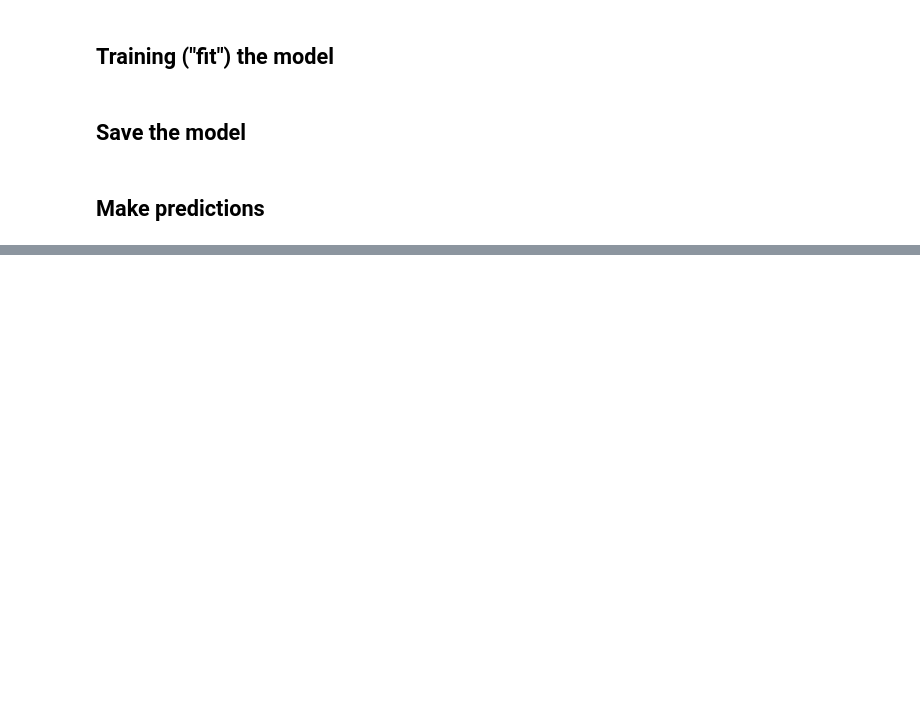
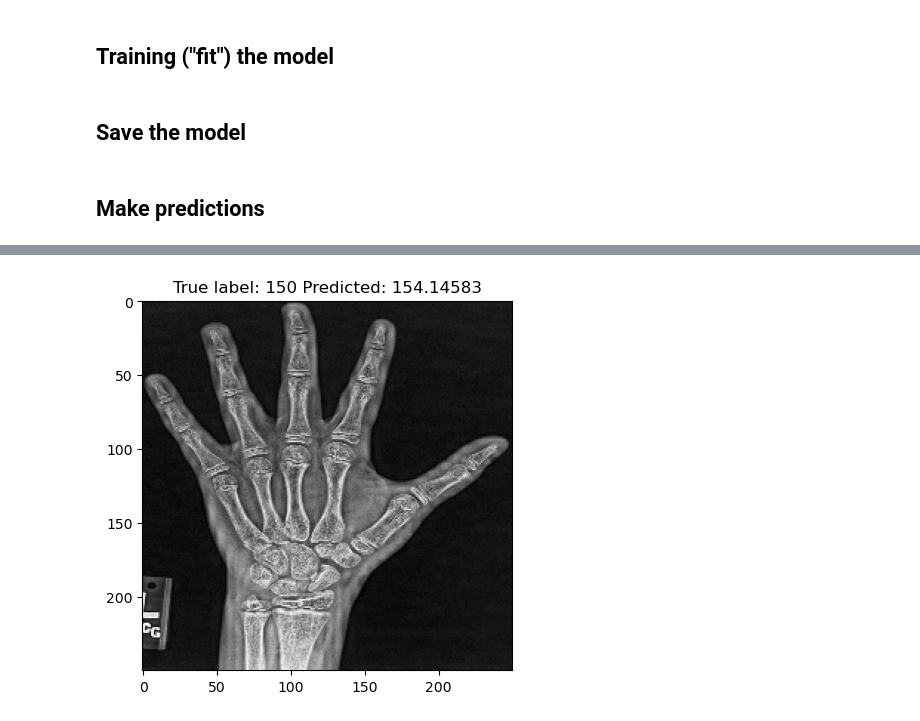
Before and after one commit to andresespinalh/Bone-Age-Assessment-HDA, a Jupyter notebook: VGG.ipynb, the cells around one changed output, grey strips where cells are left out. Drawn from its saved outputs; the diff is of its cells as text; code cells hidden in the pictures; blank space fills up the shorter version.

Commit message:
changes in models

```diff
--- a/VGG.ipynb
+++ b/VGG.ipynb
@@ -48,7 +52,7 @@ def get_paths_n_labels(csv_path, images_folder_path, id_col, label_col):
     return paths, labels
 # %%
 # Dataset used
-ds = 'clahecropfill_r250'
+ds = 'clahecropfix_r250'
 
 # Input pipeline
 # Training set
@@ -62,8 +66,8 @@ train_dataset = train_dataset.shuffle(len(train_dataset)).batch(32)
 
 #Validation set
 validation_paths, validation_labels = get_paths_n_labels(
-                                                csv_path='./data/pre_processed/validation/validation_1/validation_1.csv',
-                                                images_folder_path='./data/pre_processed/validation/validation_1/{}'.format(ds),
+                                                csv_path='./data/pre_processed/validation/validation/validation.csv',
+                                                images_folder_path='./data/pre_processed/validation/validation/{}'.format(ds),
                                                 id_col='Image ID',
                                                 label_col='Bone Age (months)')
 validation_dataset = tf.data.Dataset.from_tensor_slices((validation_paths, validation_labels))
@@ -130,5 +134,5 @@ model.save('./models/{}.h5'.format(experiment_name))
 ## Make predictions
 # %%
 # Load the model
-model = tf.keras.models.load_model('./models/cnn_1_clahecrop2_r250_1675982311.h5')
+model = tf.keras.models.load_model('./models/vgg_clahecropfix_r250_1676027847.h5')
 model.evaluate(validation_dataset)
@@ -137,10 +146,12 @@ p_test = model.predict(validation_dataset).reshape(-1)
 # %%
 # Show some misclassified examples
 y_test = np.array([y.numpy() for x, y in validation_dataset.unbatch()])
 x_test = np.array([x.numpy() for x, y in validation_dataset.unbatch()])
 difference = np.abs(np.subtract(y_test, p_test))
-misclassified_idx = np.where(difference<4)
+misclassified_idx = np.where(difference>4)
 #print(misclassified_idx)
 i = np.random.choice(misclassified_idx[0])
 plt.imshow(x_test[i], cmap='gray')
 plt.title("True label: %s Predicted: %s" % (y_test[i], p_test[i]));
+# %% [output]
+[figure, added]
```
Also changed, not shown: parts of 3 cells of this notebook, 11 other files.
